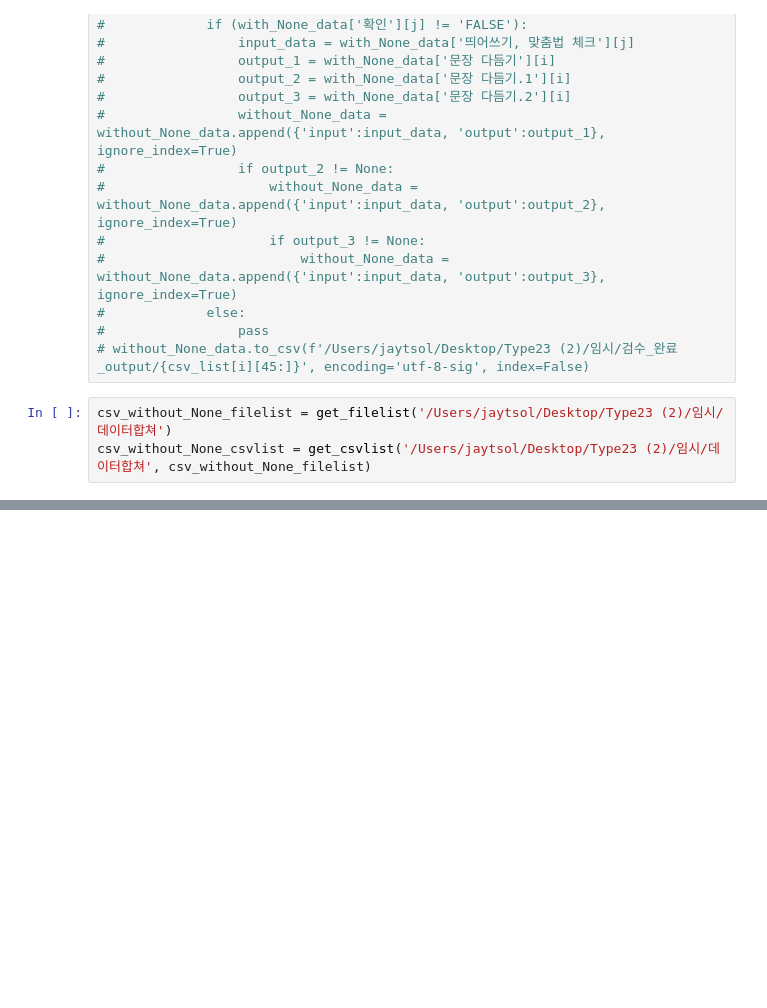
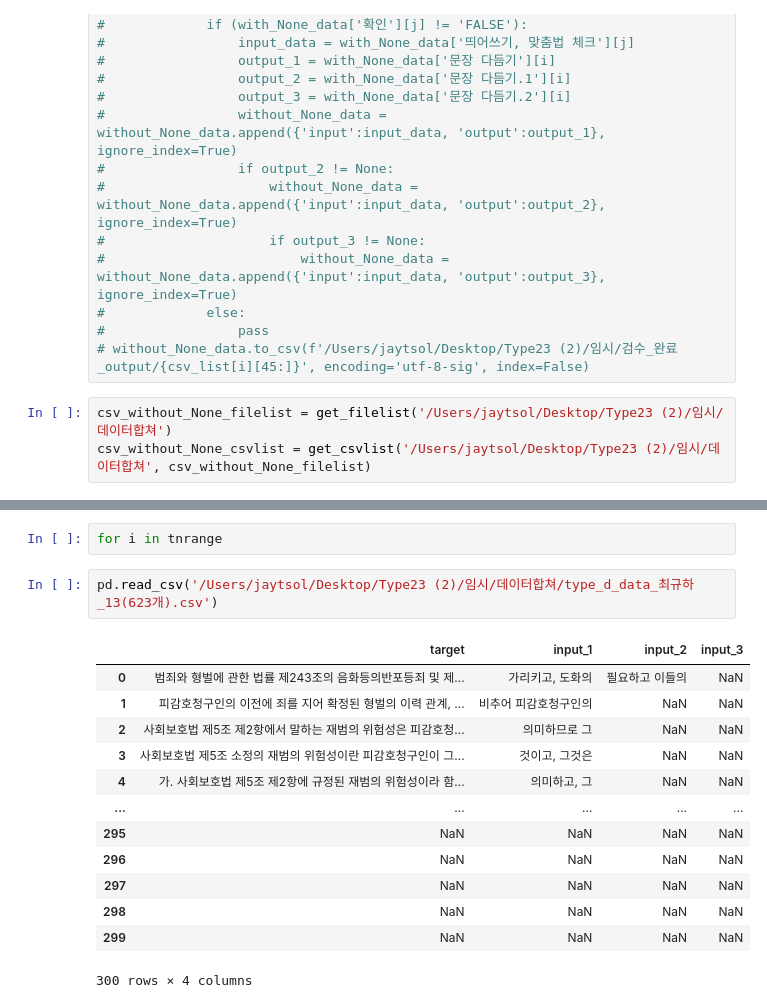
Before and after one commit to jaytsol/Data-Process, a Jupyter notebook: type23_concat-Copy1.ipynb, the cells around one changed output, grey strips where cells are left out. Saved outputs shown, nothing was run; the diff lists cells and outputs as text; blank space fills up the shorter version.

```diff
--- a/type23_concat-Copy1.ipynb
+++ b/type23_concat-Copy1.ipynb
@@ -297,0 +431,18 @@ concat_result
+# %%
+for i in tnrange
+# %%
+pd.read_csv('/Users/jaytsol/Desktop/Type23 (2)/임시/데이터합쳐/type_d_data_최규하_13(623개).csv')
+# %% [output]
+|  | target | input_1 | input_2 | input_3 |
+| 0 | 범죄와 형벌에 관한 법률 제243조의 음화등의반포등죄 및 제... | 가리키고, 도화의 | 필요하고 이들의 | NaN |
+| 1 | 피감호청구인의 이전에 죄를 지어 확정된 형벌의 이력 관계, ... | 비추어 피감호청구인의 | NaN | NaN |
+| 2 | 사회보호법 제5조 제2항에서 말하는 재범의 위험성은 피감호청... | 의미하므로 그 | NaN | NaN |
+| 3 | 사회보호법 제5조 소정의 재범의 위험성이란 피감호청구인이 그... | 것이고, 그것은 | NaN | NaN |
+| 4 | 가. 사회보호법 제5조 제2항에 규정된 재범의 위험성이라 함... | 의미하고, 그 | NaN | NaN |
+| ... | ... | ... | ... | ... |
+| 295 | NaN | NaN | NaN | NaN |
+| 296 | NaN | NaN | NaN | NaN |
+| 297 | NaN | NaN | NaN | NaN |
+| 298 | NaN | NaN | NaN | NaN |
+| 299 | NaN | NaN | NaN | NaN |
+300 rows × 4 columns
```
Also changed, not shown: parts of 34 cells of this notebook, 3 other files.
